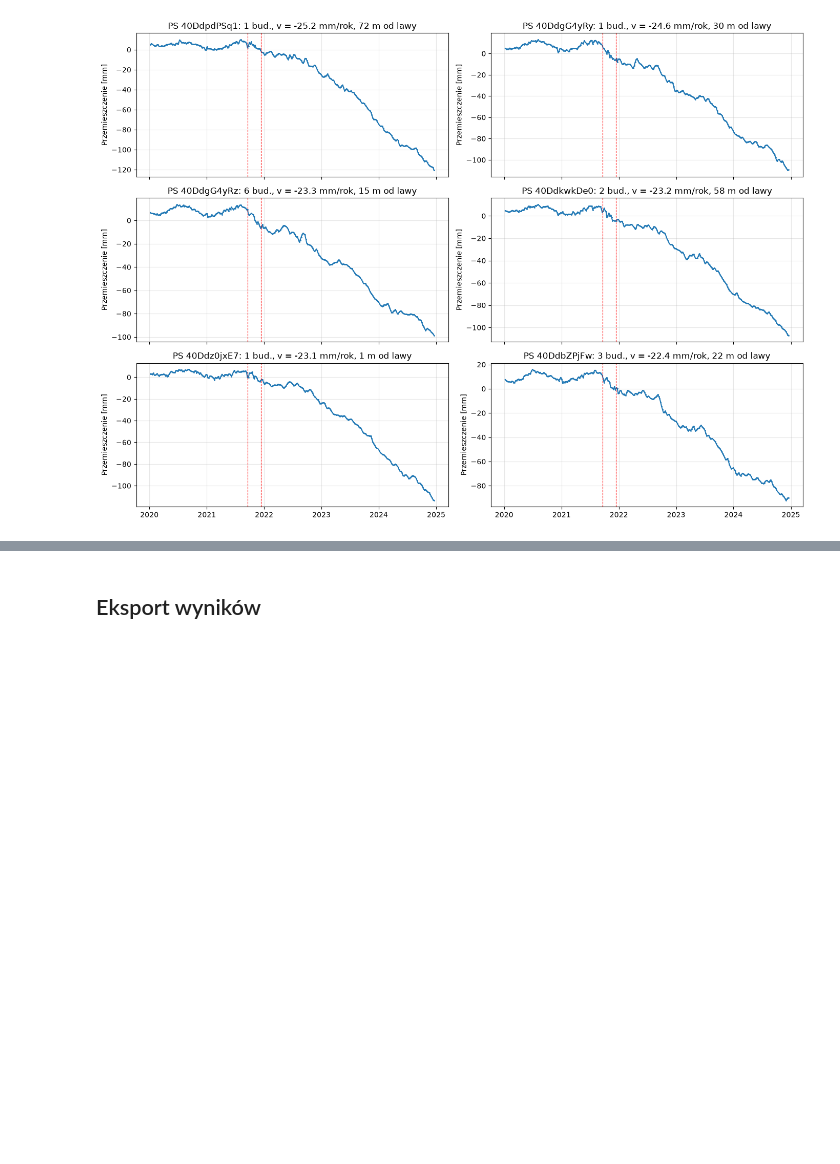
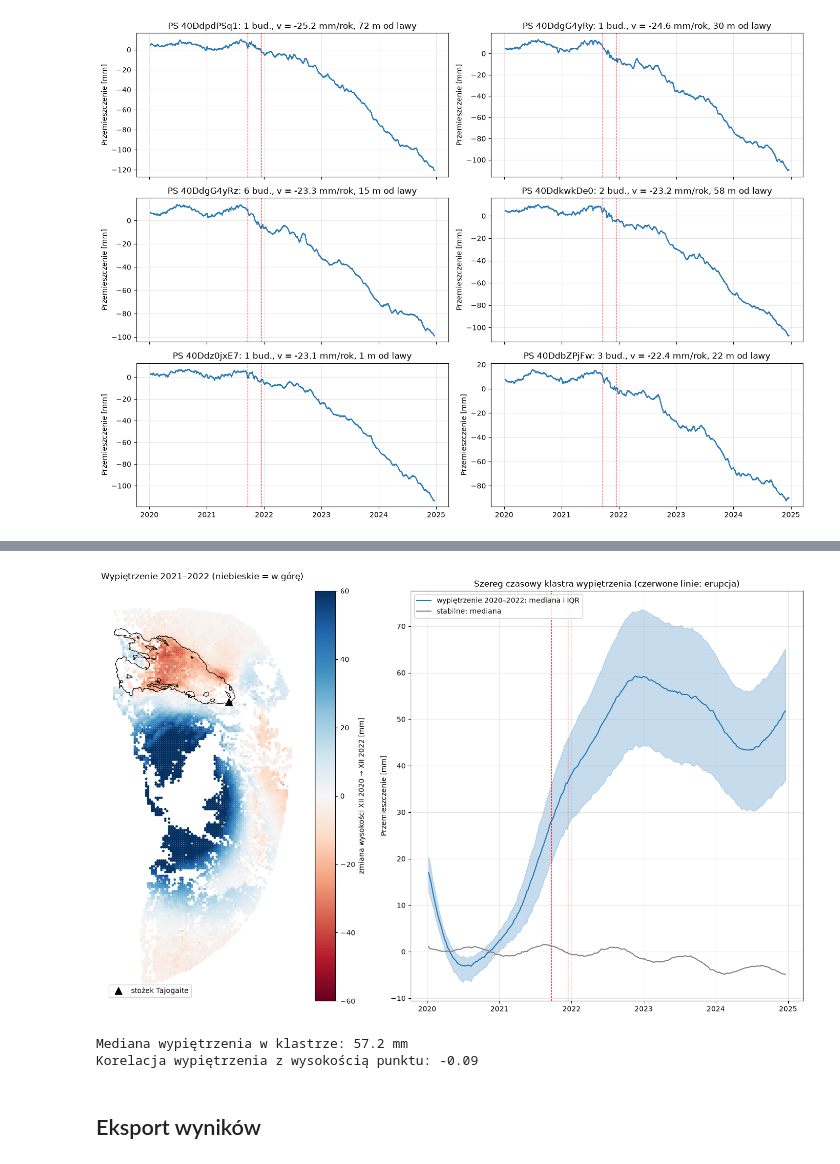
Before and after one commit to KrzysztofNowakowsky/EGSM, a Jupyter notebook: EGMS_buildings_analysis.ipynb, the cells around one changed output, grey strips where cells are left out. Cells and saved outputs as stored; diff of their text form; code cells hidden in the pictures; blank space fills up the shorter version.

```diff
--- a/EGMS_buildings_analysis.ipynb
+++ b/EGMS_buildings_analysis.ipynb
@@ -637,3 +643,62 @@ else:
+# %%
+VENT_LONLAT = (-17.866, 28.613)  # przybliżone położenie stożka Tajogaite
+
+if ts_path.exists():
+    ts_all = pd.read_csv(ts_path).merge(ps[["pid", "cluster"]], on="pid")
+    date_cols = [c for c in ts_all.columns if c.isdigit() and len(c) == 8]
+    dates = pd.to_datetime(date_cols, format="%Y%m%d")
+    values = ts_all[date_cols].to_numpy(dtype=float)
+
+    def window_mean(start, end):
+        mask = (dates >= start) & (dates <= end)
+        return values[:, mask].mean(axis=1)
+
+    uplift = window_mean("2022-10-01", "2022-12-31") - window_mean("2020-11-01", "2021-01-31")
+
+    uplift_cluster = cluster_velocity.index[-1]
+    stable_cluster = [c for c, name in cluster_names.items() if name == "stabilne"][0]
+    is_uplift = (ts_all["cluster"] == uplift_cluster).to_numpy()
+    is_stable = (ts_all["cluster"] == stable_cluster).to_numpy()
+
+    vent = gpd.GeoSeries(gpd.points_from_xy([VENT_LONLAT[0]], [VENT_LONLAT[1]]), crs="EPSG:4326").to_crs(3035)
+
+    fig, (ax_map, ax_ts) = plt.subplots(1, 2, figsize=(15, 9), gridspec_kw={"width_ratios": [1, 1.3]})
+
+    sc = ax_map.scatter(ts_all["easting"], ts_all["northing"], c=np.clip(uplift, -60, 60),
+                        cmap="RdBu", vmin=-60, vmax=60, s=6)
+    lava.boundary.plot(ax=ax_map, color="black", linewidth=0.8)
+    ax_map.plot(vent.x, vent.y, "k^", markersize=10, label="stożek Tajogaite")
+    plt.colorbar(sc, ax=ax_map, label="zmiana wysokości XII 2020 → XII 2022 [mm]")
+    ax_map.set_title("Wypiętrzenie 2021–2022 (niebieskie = w górę)")
+    ax_map.set_aspect("equal")
+    ax_map.set_axis_off()
+    ax_map.legend(loc="lower left")
+
+    q1, med, q3 = np.percentile(values[is_uplift], [25, 50, 75], axis=0)
+    ax_ts.fill_between(dates, q1, q3, alpha=0.25, color="tab:blue")
+    ax_ts.plot(dates, med, color="tab:blue", label="wypiętrzenie 2020–2022: mediana i IQR")
+    ax_ts.plot(dates, np.median(values[is_stable], axis=0), color="gray", label="stabilne: mediana")
+    for d in ["2021-09-19", "2021-12-13"]:
+        ax_ts.axvline(pd.Timestamp(d), color="red", linestyle="--", linewidth=0.8)
+    ax_ts.set_ylabel("Przemieszczenie [mm]")
+    ax_ts.set_title("Szereg czasowy klastra wypiętrzenia (czerwone linie: erupcja)")
+    ax_ts.grid(alpha=0.3)
+    ax_ts.legend(loc="upper left")
+
+    plt.tight_layout()
+    plt.savefig("wypietrzenie_2020_2022.png", dpi=200)
+    plt.show()
+
+    print("Mediana wypiętrzenia w klastrze:", round(np.median(uplift[is_uplift]), 1), "mm")
+    print("Korelacja wypiętrzenia z wysokością punktu:",
+          round(np.corrcoef(uplift[ts_all["cluster"] != cluster_velocity.index[0]],
+                            ts_all.loc[ts_all["cluster"] != cluster_velocity.index[0], "height_ort"])[0, 1], 2))
+else:
+    print("Brak punkty_cleaned.csv — pomijam wykres wypiętrzenia.")
+# %% [output]
+[figure, added]
+Mediana wypiętrzenia w klastrze: 57.2 mm
+Korelacja wypiętrzenia z wysokością punktu: -0.09
 # %% [markdown]
 ## Eksport wyników
 # %%
```
Also changed, not shown: parts of 4 cells of this notebook, 4 other files.
